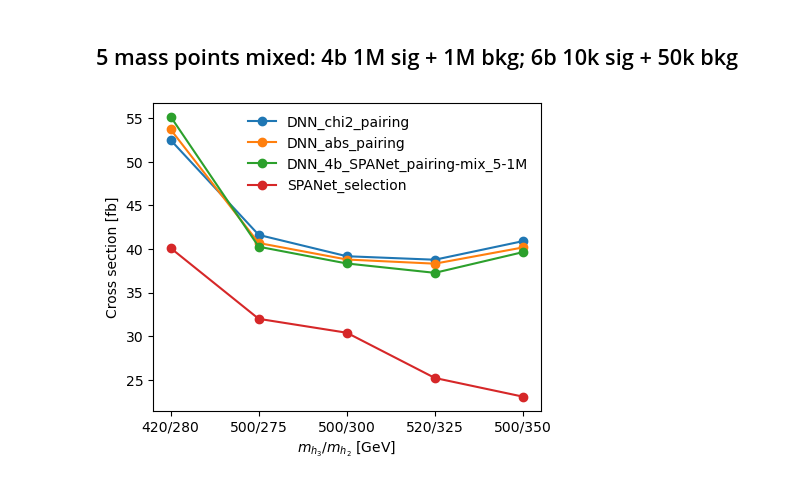
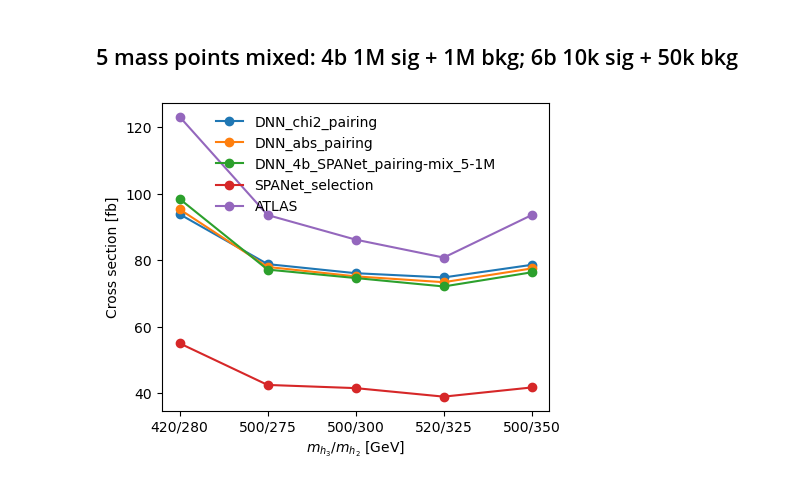
Before and after one commit to r10222035/3h6b_collider_study, a Jupyter notebook: set_upper_limit.ipynb, the cells around one changed output. Saved outputs shown, nothing was run; the diff lists cells and outputs as text; code cells hidden in the pictures.

Commit message:
Code: Update the expected upper limits with the correct cross-section

```diff
--- a/set_upper_limit.ipynb
+++ b/set_upper_limit.ipynb
@@ -52,9 +52,9 @@ def get_cross_section_from_MG5(banner_path):
             integrated_weight = float(match.group(1)) * 1000
             return integrated_weight
 # %%
-n_bin = 50
+n_bin = 20
 hist_range = [0, 1]
-L = 300
+L = 126
 # %% [markdown]
 # DM-CPV
 # %% [markdown]
@@ -267,7 +267,7 @@ for pairing_method in ['chi2_pairing', 'abs_pairing', '4b_SPANet_pairing-mix_5-1
         # load csv
         df = pd.read_csv(f'./Sample/selection_efficiencies/TRSM_{m3}_{m2}.csv')
         pass_rate_sig_6b = df[df['Cuts'] == '>= 6 b-jets']['passing rate'].values[0]
-        pass_rate_bkg_6b = 0.1 # should be replaced with the actual value
+        pass_rate_bkg_6b = 0.12 # should be replaced with the actual value
         cross_section_s = get_cross_section_from_MG5(f'Sample/MG5/TRSM_{m3}_{m2}/Events/run_01/run_01_tag_1_banner.txt')
         cross_section_b = get_cross_section_from_MG5('Sample/MG5/pp6b/Events/run_01/run_01_tag_1_banner.txt')
         cross_section = {'signal': cross_section_s * BR_Hbb**3 * pass_rate_sig_6b, 'background': cross_section_b * pass_rate_bkg_6b}
@@ -289,7 +289,7 @@ for m3, m2 in tqdm(m3_m2_list):
     # load csv
     df = pd.read_csv(f'./Sample/selection_efficiencies/TRSM_{m3}_{m2}.csv')
     pass_rate_sig_6b = df[df['Cuts'] == '>= 6 b-jets']['passing rate'].values[0]
-    pass_rate_bkg_6b = 0.1 # should be replaced with the actual value
+    pass_rate_bkg_6b = 0.12 # should be replaced with the actual value
     cross_section_s = get_cross_section_from_MG5(f'Sample/MG5/TRSM_{m3}_{m2}/Events/run_01/run_01_tag_1_banner.txt')
     cross_section_b = get_cross_section_from_MG5('Sample/MG5/pp6b/Events/run_01/run_01_tag_1_banner.txt')
     cross_section = {'signal': cross_section_s * BR_Hbb**3 * pass_rate_sig_6b, 'background': cross_section_b * pass_rate_bkg_6b}
@@ -300,26 +300,37 @@ for m3, m2 in tqdm(m3_m2_list):
             }
 
     results[selection][(m3, m2)] = result
+# %%
+ATLAS_upper_limit = {(420, 280): 123.2, (500, 275): 93.6, (500, 300): 86.2, (520, 325): 80.8, (500, 350): 93.6}
+ATLAS_cross_section_s = {(420, 280): 58.9, (500, 275): 52.94, (500, 300): 51.68, (520, 325): 43.78, (500, 350): 37.91}
+results['ATLAS'] = {}
+for m3_m2 in m3_m2_list:
+    result = {'Signal cross section': ATLAS_cross_section_s[m3_m2],
+              'Background cross section': 1,
+              'Upper limit info': {'Expected limits': [1, 1, ATLAS_upper_limit[m3_m2] / ATLAS_cross_section_s[m3_m2], 1, 1]}
+            }
+    results['ATLAS'][m3_m2] = result
 # %%
 fig, ax = plt.subplots(figsize=(5, 4))
-for selection_method in ['DNN_chi2_pairing', 'DNN_abs_pairing', 'DNN_4b_SPANet_pairing-mix_5-1M', 'SPANet_selection']:
+for selection_method in ['DNN_chi2_pairing', 'DNN_abs_pairing', 'DNN_4b_SPANet_pairing-mix_5-1M', 'SPANet_selection', 'ATLAS']:
     upper_limits = []
     MG_cross_section = []
     for m3_m2 in m3_m2_list:
         cross_section_s = results[selection_method][m3_m2]['Signal cross section']
         cross_upper_limit = results[selection_method][m3_m2]['Upper limit info']['Expected limits'][2] * cross_section_s
         upper_limits.append(cross_upper_limit)
 
         MG_cross_section.append(cross_section_s)
 
     m3_m2_label = [f'{m3}/{m2}' for m3, m2 in m3_m2_list]
     ax.plot(m3_m2_label, upper_limits, label=f'{selection_method}', marker='o')
 
 ax.set_xlabel('$m_{h_3}/m_{h_2}$ [GeV]')
 ax.set_ylabel('Cross section [fb]')
 ax.legend(frameon=False)
 
-plt.savefig('./figures/cross_section_upper_limit-TRSM-mix_5-1M.pdf', dpi=300, facecolor='White', bbox_inches='tight')
+# plt.savefig('./figures/cross_section_upper_limit-TRSM-mix_5-1M.pdf', dpi=300, facecolor='White', bbox_inches='tight')
+plt.savefig('./figures/cross_section_upper_limit-TRSM-mix_5-1M-ATLAS.pdf', dpi=300, facecolor='White', bbox_inches='tight')
 plt.show()
 # %% [output]
-[figure, old version]
+[figure, new version]
```
Also changed, not shown: 1 other file.
